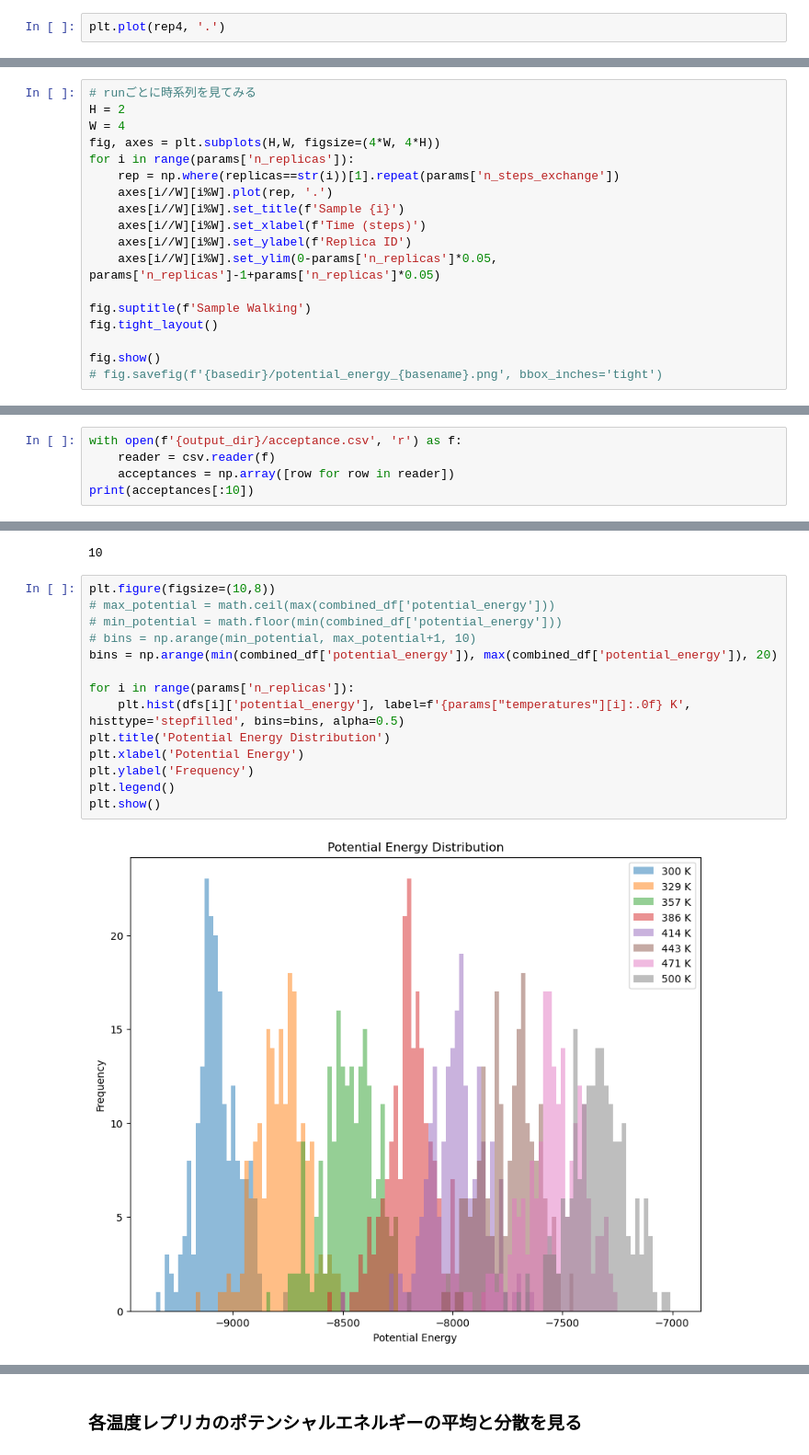
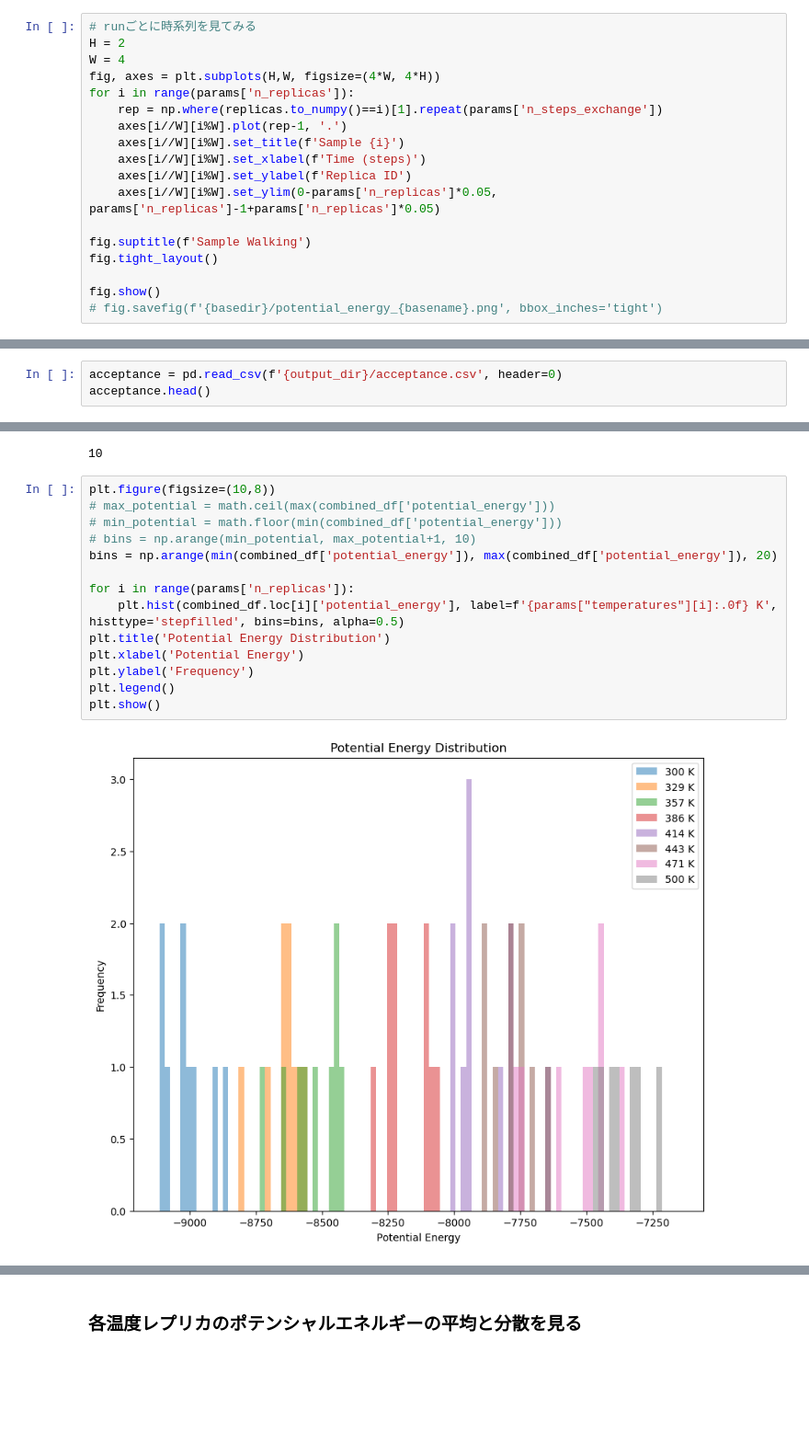
Before and after one commit to Sakura-Book/replica_exchange, a Jupyter notebook: analysis.ipynb, the cells around one changed output, grey strips where cells are left out. Shown at 92% size. Saved outputs shown, nothing was run; the diff lists cells and outputs as text; blank space fills up the shorter version.

```diff
--- a/analysis.ipynb
+++ b/analysis.ipynb
@@ -79,3 +122,19 @@ rep4 = np.where(replicas=='4')[1].repeat(params['n_steps_exchange'])
 # %%
-plt.plot(rep4, '.')
+# runごとに時系列を見てみる
+H = 2
+W = 4
+fig, axes = plt.subplots(H,W, figsize=(4*W, 4*H))
+for i in range(params['n_replicas']):
+    rep = np.where(replicas.to_numpy()==i)[1].repeat(params['n_steps_exchange'])
+    axes[i//W][i%W].plot(rep-1, '.')
+    axes[i//W][i%W].set_title(f'Sample {i}')
+    axes[i//W][i%W].set_xlabel(f'Time (steps)')
+    axes[i//W][i%W].set_ylabel(f'Replica ID')
+    axes[i//W][i%W].set_ylim(0-params['n_replicas']*0.05, params['n_replicas']-1+params['n_replicas']*0.05)
+
+fig.suptitle(f'Sample Walking')
+fig.tight_layout()
+
+fig.show()
+# fig.savefig(f'{basedir}/potential_energy_{basename}.png', bbox_inches='tight')
 # %% [output]
@@ -84,18 +141,0 @@ plt.plot(rep4, '.')
-# %%
-# runごとに時系列を見てみる
-H = 2
-W = 4
-fig, axes = plt.subplots(H,W, figsize=(4*W, 4*H))
-for i in range(params['n_replicas']):
-    rep = np.where(replicas==str(i))[1].repeat(params['n_steps_exchange'])
-    axes[i//W][i%W].plot(rep, '.')
-    axes[i//W][i%W].set_title(f'Sample {i}')
-    axes[i//W][i%W].set_xlabel(f'Time (steps)')
-    axes[i//W][i%W].set_ylabel(f'Replica ID')
-    axes[i//W][i%W].set_ylim(0-params['n_replicas']*0.05, params['n_replicas']-1+params['n_replicas']*0.05)
-
-fig.suptitle(f'Sample Walking')
-fig.tight_layout()
-
-fig.show()
-# fig.savefig(f'{basedir}/potential_energy_{basename}.png', bbox_inches='tight')
@@ -104,8 +142,6 @@ fig.show()
 # %% [markdown]
 ## 交換確率を計算
 # %%
-with open(f'{output_dir}/acceptance.csv', 'r') as f:
-    reader = csv.reader(f)
-    acceptances = np.array([row for row in reader])
-print(acceptances[:10])
+acceptance = pd.read_csv(f'{output_dir}/acceptance.csv', header=0)
+acceptance.head()
 # %% [output]
@@ -191,19 +175,19 @@ math.floor(10.1)
 # %%
 plt.figure(figsize=(10,8))
 # max_potential = math.ceil(max(combined_df['potential_energy']))
 # min_potential = math.floor(min(combined_df['potential_energy']))
 # bins = np.arange(min_potential, max_potential+1, 10)
 bins = np.arange(min(combined_df['potential_energy']), max(combined_df['potential_energy']), 20)
 
 for i in range(params['n_replicas']):
-    plt.hist(dfs[i]['potential_energy'], label=f'{params["temperatures"][i]:.0f} K', histtype='stepfilled', bins=bins, alpha=0.5)
+    plt.hist(combined_df.loc[i]['potential_energy'], label=f'{params["temperatures"][i]:.0f} K', histtype='stepfilled', bins=bins, alpha=0.5)
 plt.title('Potential Energy Distribution')
 plt.xlabel('Potential Energy')
 plt.ylabel('Frequency')
 plt.legend()
 plt.show()
 # %% [output]
-[figure, old version]
+[figure, new version]
 # %%
 # runごとに時系列を見てみる
 H = 2
```
Also changed, not shown: parts of 20 cells of this notebook, 3 other files.
